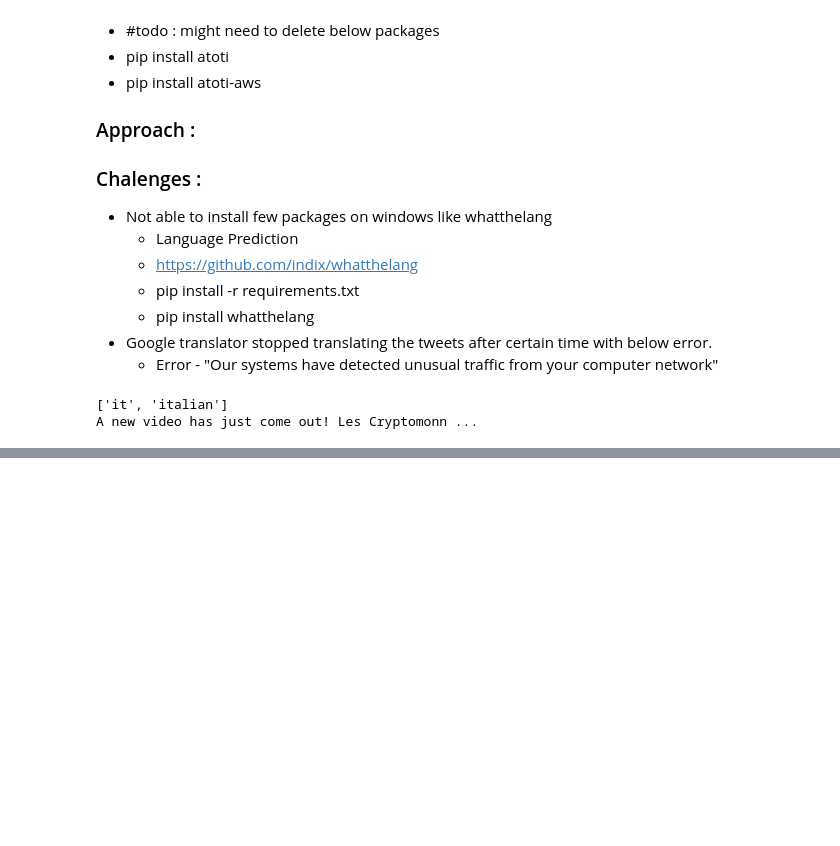
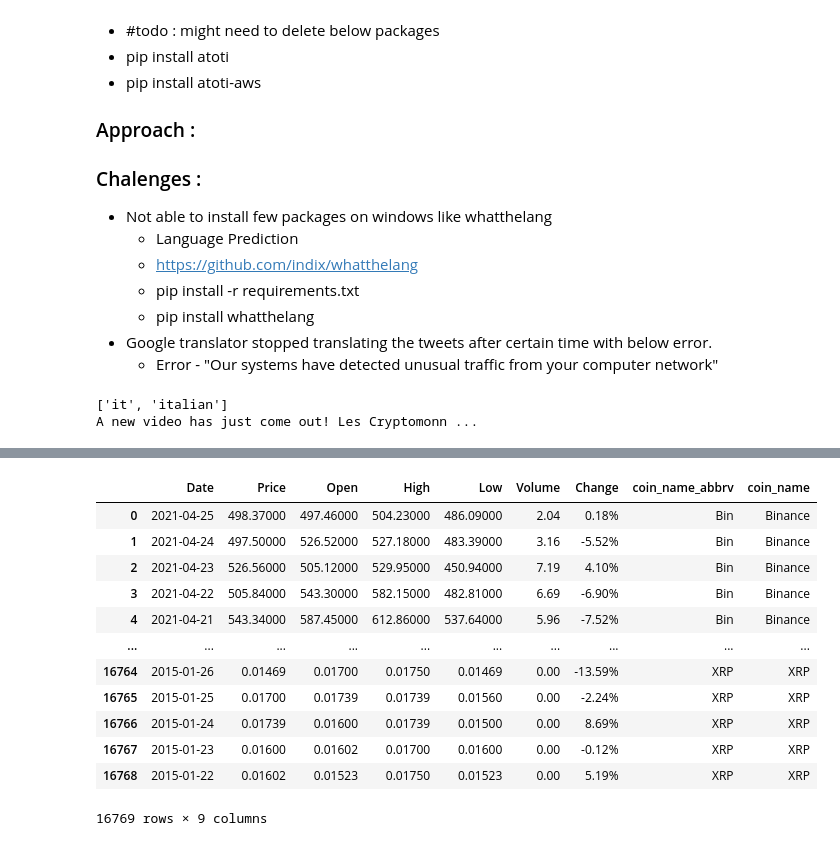
Before and after one commit to sachin376/learning-bigdata-project3-crypto_tweets_analysis, a Jupyter notebook: Project_crypto_tweets_analysis_v1.ipynb, the cells around one changed output, grey strips where cells are left out. Drawn from its saved outputs; the diff is of its cells as text; code cells hidden in the pictures; blank space fills up the shorter version.

```diff
--- a/Project_crypto_tweets_analysis_v1.ipynb
+++ b/Project_crypto_tweets_analysis_v1.ipynb
@@ -299,0 +377,18 @@ processed_bitcoin_tweets_dataset_df.sample(10)
+# %%
+###################### from other notebook #######################
+%store -r big_frame
+big_frame
+# %% [output]
+|  | Date | Price | Open | High | Low | Volume | Change | coin_name_abbrv | coin_name |
+| 0 | 2021-04-25 | 498.37000 | 497.46000 | 504.23000 | 486.09000 | 2.04 | 0.18% | Bin | Binance |
+| 1 | 2021-04-24 | 497.50000 | 526.52000 | 527.18000 | 483.39000 | 3.16 | -5.52% | Bin | Binance |
+| 2 | 2021-04-23 | 526.56000 | 505.12000 | 529.95000 | 450.94000 | 7.19 | 4.10% | Bin | Binance |
+| 3 | 2021-04-22 | 505.84000 | 543.30000 | 582.15000 | 482.81000 | 6.69 | -6.90% | Bin | Binance |
+| 4 | 2021-04-21 | 543.34000 | 587.45000 | 612.86000 | 537.64000 | 5.96 | -7.52% | Bin | Binance |
+| ... | ... | ... | ... | ... | ... | ... | ... | ... | ... |
+| 16764 | 2015-01-26 | 0.01469 | 0.01700 | 0.01750 | 0.01469 | 0.00 | -13.59% | XRP | XRP |
+| 16765 | 2015-01-25 | 0.01700 | 0.01739 | 0.01739 | 0.01560 | 0.00 | -2.24% | XRP | XRP |
+| 16766 | 2015-01-24 | 0.01739 | 0.01600 | 0.01739 | 0.01500 | 0.00 | 8.69% | XRP | XRP |
+| 16767 | 2015-01-23 | 0.01600 | 0.01602 | 0.01700 | 0.01600 | 0.00 | -0.12% | XRP | XRP |
+| 16768 | 2015-01-22 | 0.01602 | 0.01523 | 0.01750 | 0.01523 | 0.00 | 5.19% | XRP | XRP |
+16769 rows × 9 columns
```
Also changed, not shown: parts of 10 cells of this notebook.
